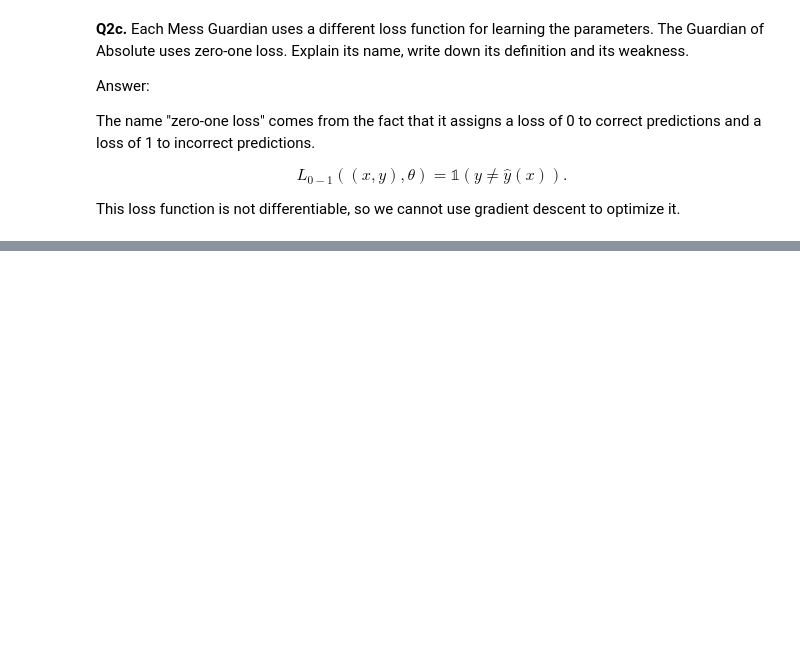
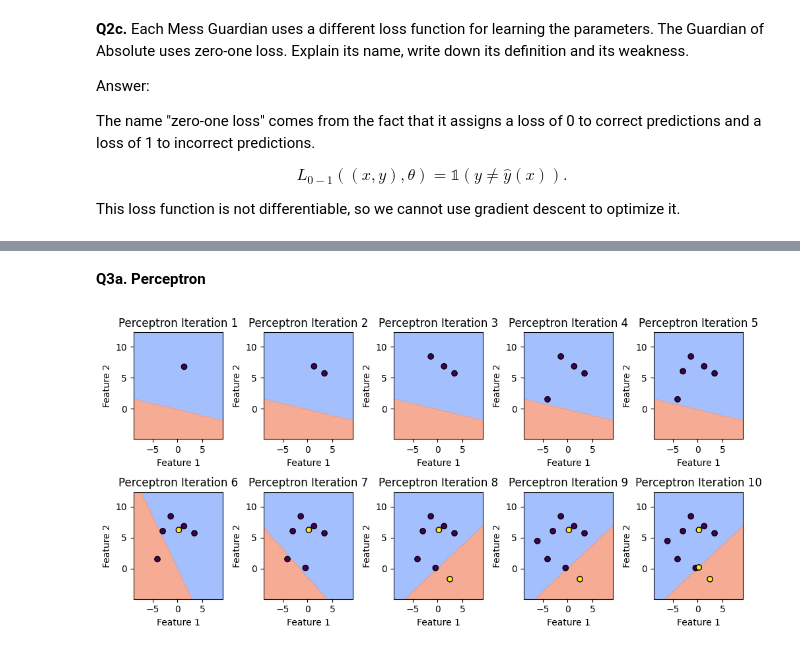
Before and after one commit to nyu-dl/DS-GA-1003-Machine-Learning-2025, a Jupyter notebook: lab2/messmaster_1.ipynb, the cells around one changed output, grey strips where cells are left out. Cells and saved outputs as stored; diff of their text form; code cells hidden in the pictures; blank space fills up the shorter version.

```diff
--- a/lab2/messmaster_1.ipynb
+++ b/lab2/messmaster_1.ipynb
@@ -149,0 +277,6 @@ When the margin is set to 0, the loss function is called perceptron loss. With t
+# %%
+!pip install pandas
+import pandas as pd
+df = pd.read_csv("secret/data/overlapped.csv")
+X = df[["x1", "x2"]].values
+y = df["y"].values
@@ -149,0 +290,14 @@ When the margin is set to 0, the loss function is called perceptron loss. With t
+# %% [markdown]
+**Q3a. Perceptron**
+# %%
+
+from sklearn.linear_model import Perceptron
+
+def train_perceptron(X, y, iterations=10):
+    perceptron = Perceptron(max_iter=1, tol=None, warm_start=True, random_state=42)
+    plot_training_evolution(X, y, perceptron, iterations, title="Perceptron")
+
+# Sequential and Random
+train_perceptron(X, y, iterations=10)
+# %% [output]
+[figure, added]
```
Also changed, not shown: parts of 12 cells of this notebook, 3 other files.
